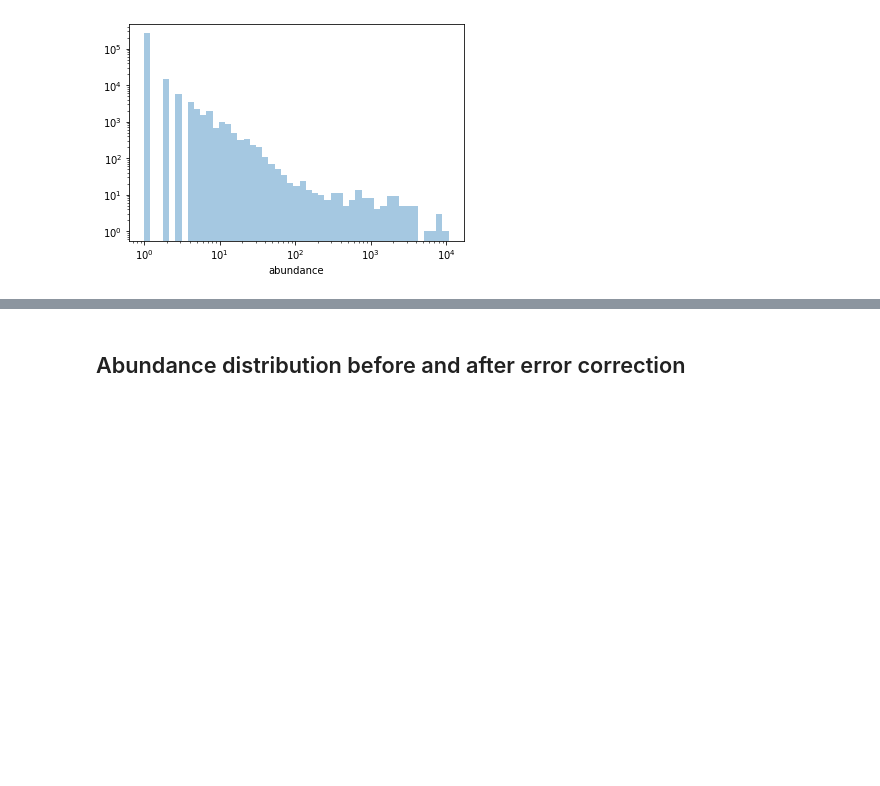
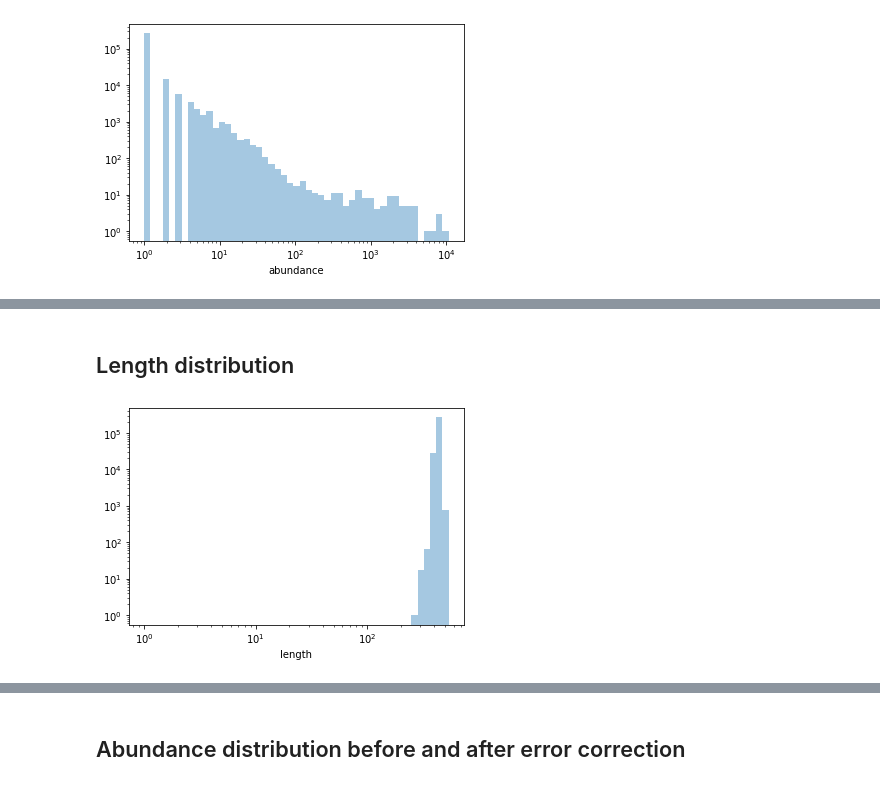
Before and after one commit to StatPhysBio/covid-bcr, a Jupyter notebook: error_correct.ipynb, the cells around one changed output, grey strips where cells are left out. Saved outputs shown, nothing was run; the diff lists cells and outputs as text; code cells hidden in the pictures; blank space fills up the shorter version.

```diff
--- a/error_correct.ipynb
+++ b/error_correct.ipynb
@@ -113,0 +73,10 @@ error correction pass 3
+# %% [markdown]
+Length distribution
+---
+# %%
+sns.distplot(df.length, kde=False, bins=np.logspace(0, np.log10(df.length.max()), 50))
+plt.xscale('log')
+plt.yscale('log')
+plt.show()
+# %% [output]
+[figure, added]
```
Also changed, not shown: parts of 17 cells of this notebook.
